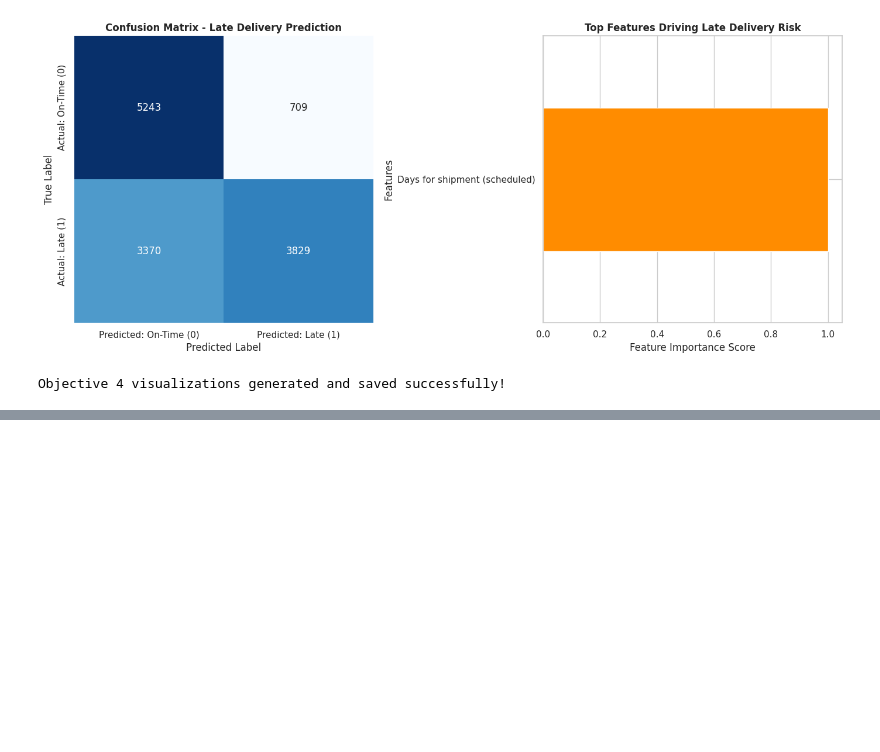
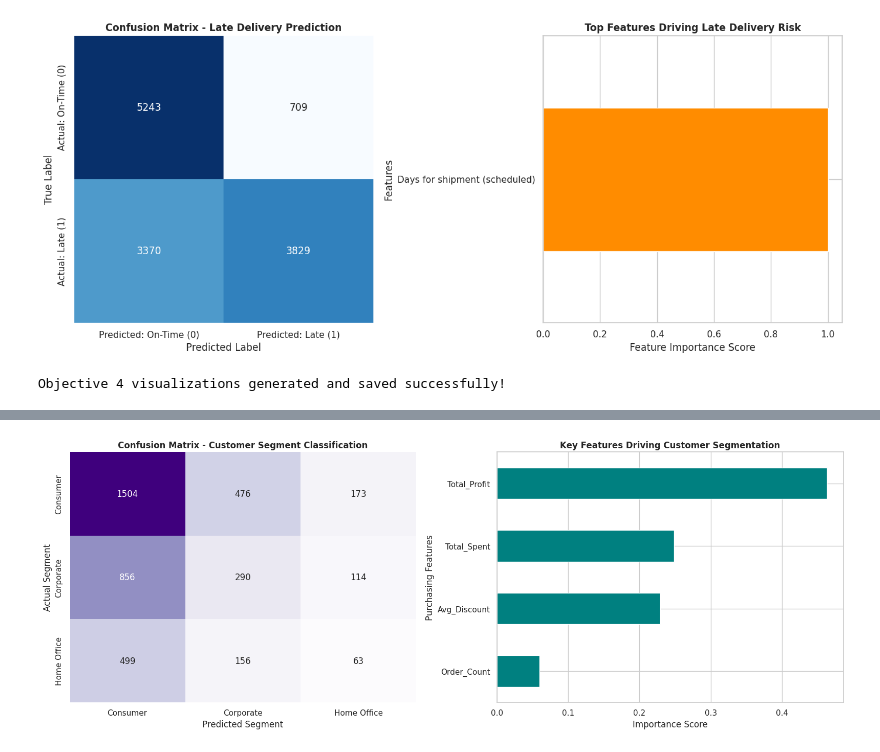
Before and after one commit to Ravna95/Capstone-Project, a Jupyter notebook: DataCo_Smart_Supply_Chain.ipynb, the cells around one changed output, grey strips where cells are left out. Cells and saved outputs as stored; diff of their text form; code cells hidden in the pictures; blank space fills up the shorter version.

```diff
--- a/DataCo_Smart_Supply_Chain.ipynb
+++ b/DataCo_Smart_Supply_Chain.ipynb
@@ -777,3 +777,91 @@ print("Objective 4 visualizations generated and saved successfully!")
 # %% [output]
 [figure]
 Objective 4 visualizations generated and saved successfully!
+# %%
+import pandas as pd
+import numpy as np
+import matplotlib.pyplot as plt
+import seaborn as sns
+from sklearn.model_selection import train_test_split
+from sklearn.ensemble import RandomForestClassifier
+from sklearn.metrics import classification_report, accuracy_score, confusion_matrix
+
+# Set plotting style
+sns.set_theme(style="whitegrid")
+plt.rcParams.update({'figure.autolayout': True})
+
+# GitHub raw base URL for your repository
+github_base_url = "https://raw.githubusercontent.com/Ravna95/Capstone-Project/main/"
+
+print("Loading datasets for Objective 5...")
+customers = pd.read_csv(github_base_url + "Customers.csv", encoding='latin1')
+orders = pd.read_csv(github_base_url + "Orders.csv", encoding='latin1')
+order_items = pd.read_csv(github_base_url + "Order%20Items.csv", encoding='latin1')
+
+print("Preprocessing and aggregating customer data...")
+# Aggregate order items by customer / order to get monetary and quantity features
+item_summary = order_items.groupby('Customer Id').agg(
+    Total_Spent=('Sales', 'sum'),
+    Total_Profit=('Benefit per order', 'sum'),
+    Avg_Discount=('Order Item Discount Rate', 'mean'),
+    Order_Count=('Order Id', 'nunique')
+).reset_index()
+
+# Merge customer master data with aggregated transaction metrics
+# (Assuming Customers.csv uses 'Customer Id' or similar key)
+cust_id_col = 'Customer Id' if 'Customer Id' in customers.columns else 'Customer Id'
+df_cust = customers.merge(item_summary, on='Customer Id', how='inner')
+
+# Define features (X) and target (y: Customer Segment)
+# We will predict the 'Customer Segment' based on purchasing behavior
+features = ['Total_Spent', 'Total_Profit', 'Avg_Discount', 'Order_Count']
+X = df_cust[features].fillna(0)
+
+# Encode target variable (Customer Segment) into numeric labels if it is categorical
+from sklearn.preprocessing import LabelEncoder
+le = LabelEncoder()
+y = le.fit_transform(df_cust['Customer Segment'])
+
+print(f"Dataset prepared with {X.shape[0]} samples and {X.shape[1]} features.")
+
+# Split data into training and testing sets
+X_train, X_test, y_train, y_test = train_test_split(X, y, test_size=0.2, random_state=42)
+
+# Train Random Forest Classifier
+print("Training Random Forest Classifier for Customer Segments...")
+model = RandomForestClassifier(n_estimators=100, random_state=42)
+model.fit(X_train, y_train)
+
+# Predictions and Evaluation
+y_pred = model.predict(X_test)
+print("\nModel Accuracy:", accuracy_score(y_test, y_pred))
+print("\nClassification Report:\n", classification_report(y_test, y_pred, target_names=le.classes_))
+
+# ==========================================
+# Generate Visualizations for Objective 5
+# ==========================================
+fig, axes = plt.subplots(1, 2, figsize=(16, 6))
+
+# Plot 1: Confusion Matrix Heatmap
+cm = confusion_matrix(y_test, y_pred)
+sns.heatmap(cm, annot=True, fmt='d', cmap='Purples', cbar=False, ax=axes[0],
+            xticklabels=le.classes_,
+            yticklabels=le.classes_)
+axes[0].set_title('Confusion Matrix - Customer Segment Classification', fontsize=12, fontweight='bold')
+axes[0].set_xlabel('Predicted Segment')
+axes[0].set_ylabel('Actual Segment')
+
+# Plot 2: Feature Importance Bar Chart
+importances = model.feature_importances_
+feat_imp = pd.Series(importances, index=features).sort_values(ascending=True)
+
+feat_imp.plot(kind='barh', ax=axes[1], color='teal')
+axes[1].set_title('Key Features Driving Customer Segmentation', fontsize=12, fontweight='bold')
+axes[1].set_xlabel('Importance Score')
+axes[1].set_ylabel('Purchasing Features')
+
+plt.tight_layout()
+plt.savefig('objective_5_predictive_results.png', dpi=300)
+plt.show()
+print("\nObjective 5 analysis complete! Visualizations saved to 'objective_5_predictive_results.png'.")
+# %% [output]
@@ -779,0 +885 @@ Objective 4 visualizations generated and saved successfully!
+[figure, added]
```
Also changed, not shown: parts of 1 cell of this notebook.
